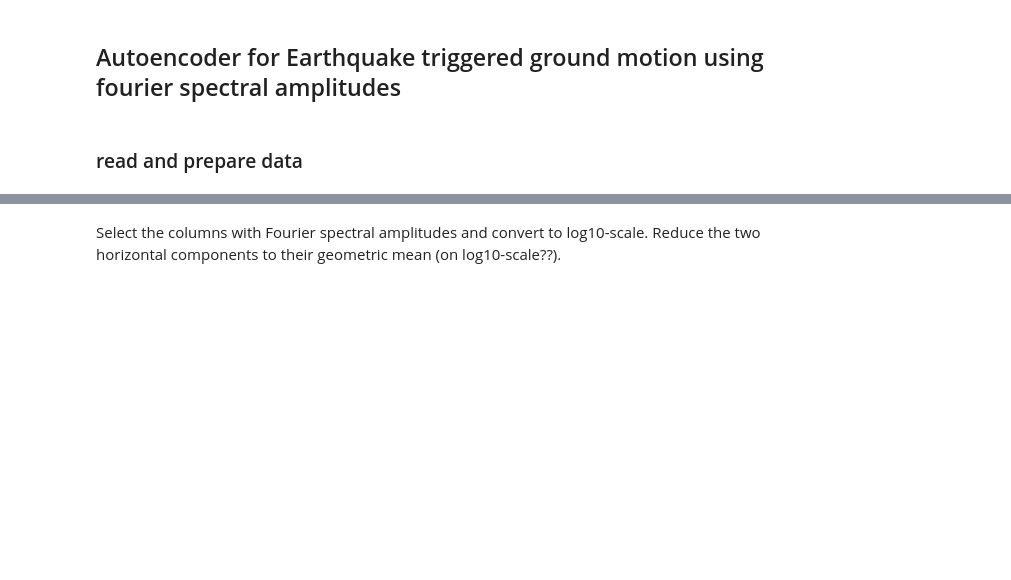
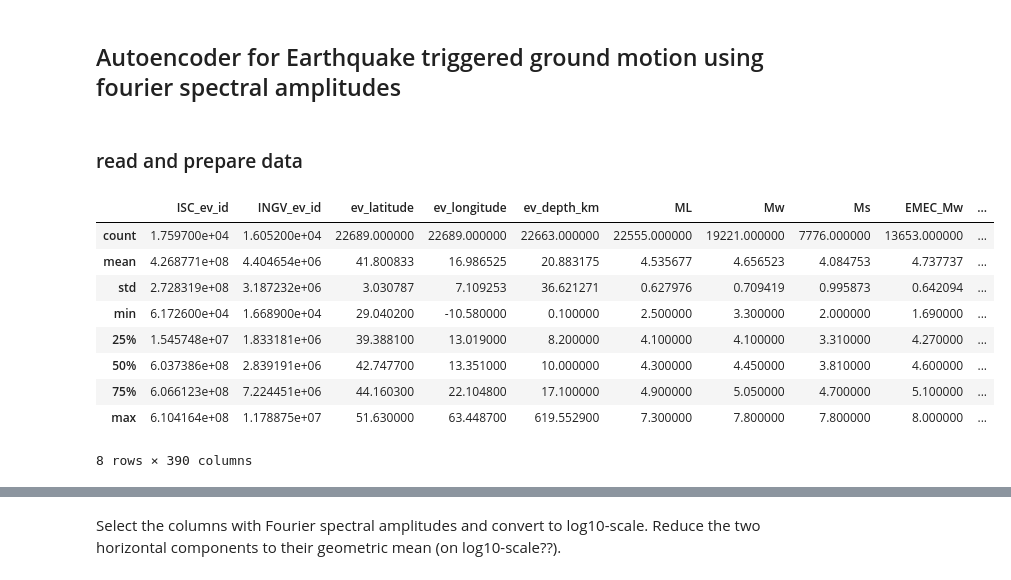
Before and after one commit to kvog/Ground_Motion_Autoencoder, a Jupyter notebook: Stacked_Autoencoder.ipynb, the cells around one changed output, grey strips where cells are left out. Drawn from its saved outputs; the diff is of its cells as text; code cells hidden in the pictures; blank space fills up the shorter version.

```diff
--- a/Stacked_Autoencoder.ipynb
+++ b/Stacked_Autoencoder.ipynb
@@ -11,3 +12,15 @@ import math
 ### read and prepare data
 # %%
 data_all = pd.read_csv('ESM_flatfile_FAS.csv',sep = ';', low_memory=False)
+data_all.describe()
+# %% [output]
+|  | ISC_ev_id | INGV_ev_id | ev_latitude | ev_longitude | ev_depth_km | ML | Mw | Ms | EMEC_Mw | ... |
+| count | 1.759700e+04 | 1.605200e+04 | 22689.000000 | 22689.000000 | 22663.000000 | 22555.000000 | 19221.000000 | 7776.000000 | 13653.000000 | ... |
+| mean | 4.268771e+08 | 4.404654e+06 | 41.800833 | 16.986525 | 20.883175 | 4.535677 | 4.656523 | 4.084753 | 4.737737 | ... |
+| std | 2.728319e+08 | 3.187232e+06 | 3.030787 | 7.109253 | 36.621271 | 0.627976 | 0.709419 | 0.995873 | 0.642094 | ... |
+| min | 6.172600e+04 | 1.668900e+04 | 29.040200 | -10.580000 | 0.100000 | 2.500000 | 3.300000 | 2.000000 | 1.690000 | ... |
+| 25% | 1.545748e+07 | 1.833181e+06 | 39.388100 | 13.019000 | 8.200000 | 4.100000 | 4.100000 | 3.310000 | 4.270000 | ... |
+| 50% | 6.037386e+08 | 2.839191e+06 | 42.747700 | 13.351000 | 10.000000 | 4.300000 | 4.450000 | 3.810000 | 4.600000 | ... |
+| 75% | 6.066123e+08 | 7.224451e+06 | 44.160300 | 22.104800 | 17.100000 | 4.900000 | 5.050000 | 4.700000 | 5.100000 | ... |
+| max | 6.104164e+08 | 1.178875e+07 | 51.630000 | 63.448700 | 619.552900 | 7.300000 | 7.800000 | 7.800000 | 8.000000 | ... |
+8 rows × 390 columns
```
Also changed, not shown: parts of 4 cells of this notebook.
